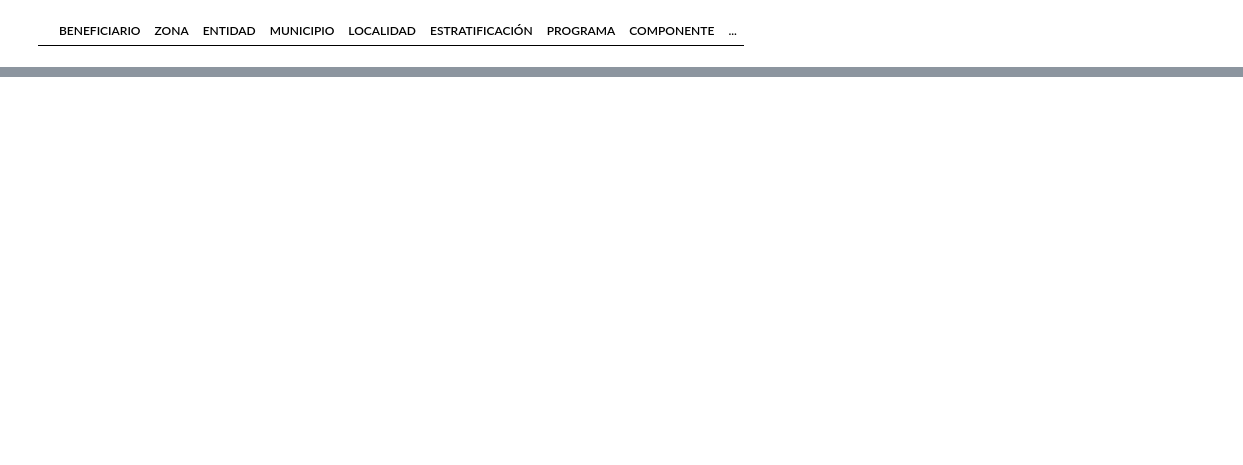
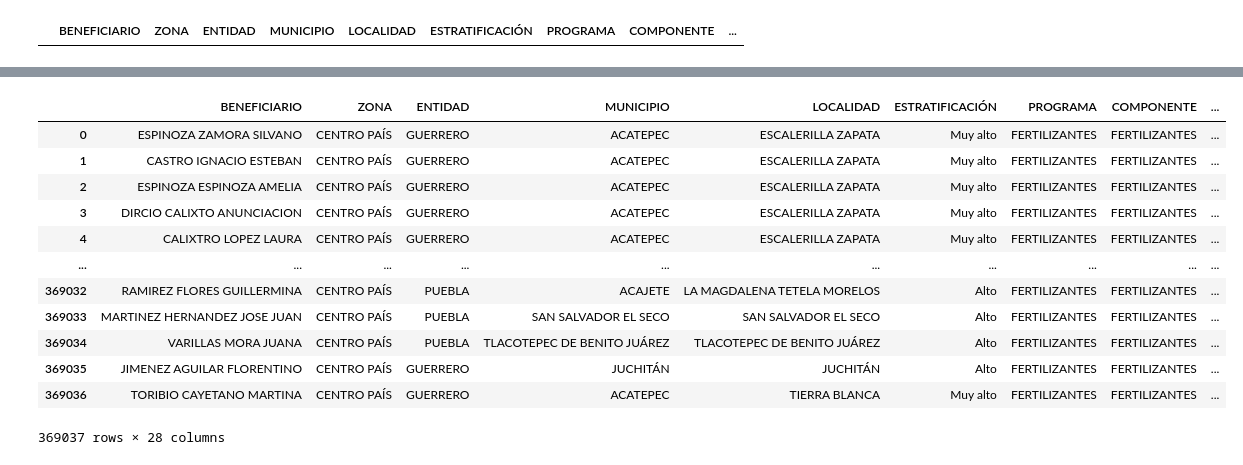
Before and after one commit to DGRIA/SESNA-Fertilizantes, a Jupyter notebook: src/Notebooks/2.3.2 Benef2020_Cleaning_and_merged.ipynb, the cells around one changed output, grey strips where cells are left out. Drawn from its saved outputs; the diff is of its cells as text; code cells hidden in the pictures; blank space fills up the shorter version.

```diff
--- a/src/Notebooks/2.3.2 Benef2020_Cleaning_and_merged.ipynb
+++ b/src/Notebooks/2.3.2 Benef2020_Cleaning_and_merged.ipynb
@@ -208,0 +298,16 @@ filtered_df
+# %%
+listado_beneficiarios_parte_II
+# %% [output]
+|  | BENEFICIARIO | ZONA | ENTIDAD | MUNICIPIO | LOCALIDAD | ESTRATIFICACIÓN | PROGRAMA | COMPONENTE | ... |
+| 0 | ESPINOZA ZAMORA SILVANO | CENTRO PAÍS | GUERRERO | ACATEPEC | ESCALERILLA ZAPATA | Muy alto | FERTILIZANTES | FERTILIZANTES | ... |
+| 1 | CASTRO IGNACIO ESTEBAN | CENTRO PAÍS | GUERRERO | ACATEPEC | ESCALERILLA ZAPATA | Muy alto | FERTILIZANTES | FERTILIZANTES | ... |
+| 2 | ESPINOZA ESPINOZA AMELIA | CENTRO PAÍS | GUERRERO | ACATEPEC | ESCALERILLA ZAPATA | Muy alto | FERTILIZANTES | FERTILIZANTES | ... |
+| 3 | DIRCIO CALIXTO ANUNCIACION | CENTRO PAÍS | GUERRERO | ACATEPEC | ESCALERILLA ZAPATA | Muy alto | FERTILIZANTES | FERTILIZANTES | ... |
+| 4 | CALIXTRO LOPEZ LAURA | CENTRO PAÍS | GUERRERO | ACATEPEC | ESCALERILLA ZAPATA | Muy alto | FERTILIZANTES | FERTILIZANTES | ... |
+| ... | ... | ... | ... | ... | ... | ... | ... | ... | ... |
+| 369032 | RAMIREZ FLORES GUILLERMINA | CENTRO PAÍS | PUEBLA | ACAJETE | LA MAGDALENA TETELA MORELOS | Alto | FERTILIZANTES | FERTILIZANTES | ... |
+| 369033 | MARTINEZ HERNANDEZ JOSE JUAN | CENTRO PAÍS | PUEBLA | SAN SALVADOR EL SECO | SAN SALVADOR EL SECO | Alto | FERTILIZANTES | FERTILIZANTES | ... |
+| 369034 | VARILLAS MORA JUANA | CENTRO PAÍS | PUEBLA | TLACOTEPEC DE BENITO JUÁREZ | TLACOTEPEC DE BENITO JUÁREZ | Alto | FERTILIZANTES | FERTILIZANTES | ... |
+| 369035 | JIMENEZ AGUILAR FLORENTINO | CENTRO PAÍS | GUERRERO | JUCHITÁN | JUCHITÁN | Alto | FERTILIZANTES | FERTILIZANTES | ... |
+| 369036 | TORIBIO CAYETANO MARTINA | CENTRO PAÍS | GUERRERO | ACATEPEC | TIERRA BLANCA | Muy alto | FERTILIZANTES | FERTILIZANTES | ... |
+369037 rows × 28 columns
```
Also changed, not shown: parts of 30 cells of this notebook, 6 other files.
